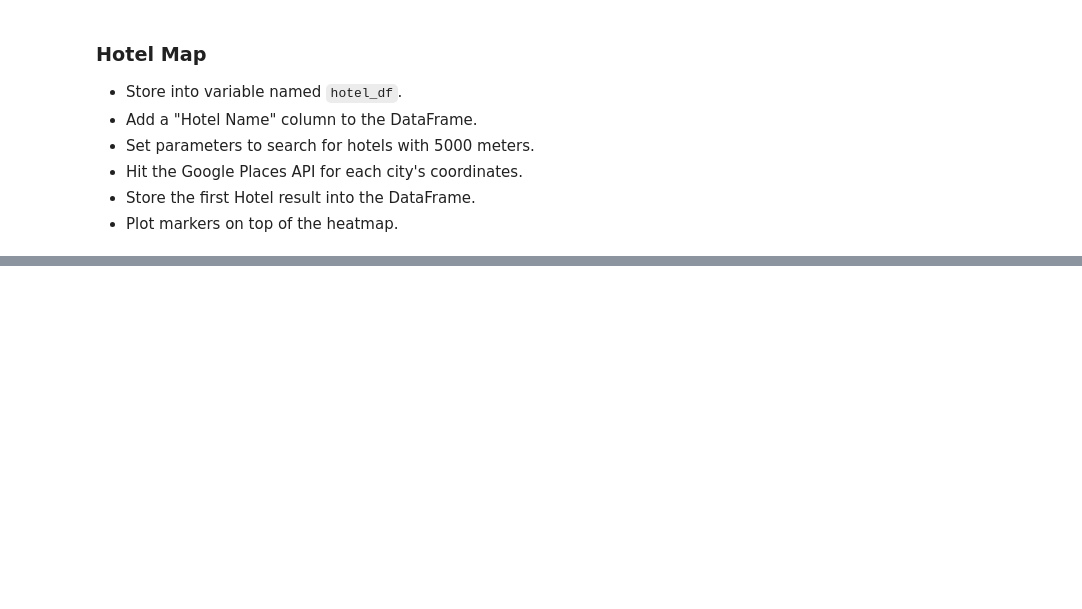
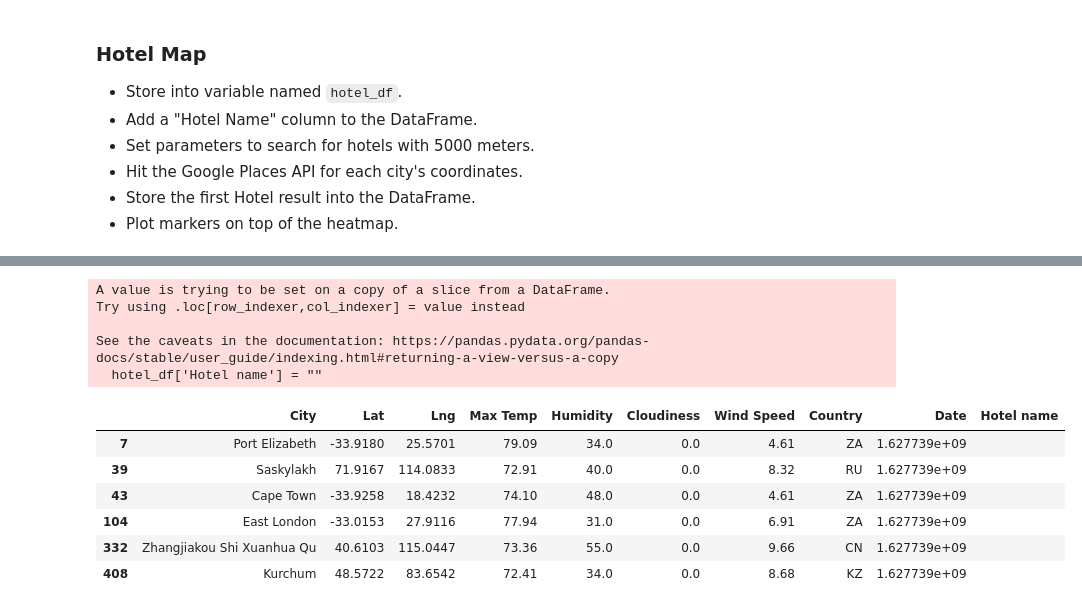
Before and after one commit to Garywtne/python-api-challenge, a Jupyter notebook: VacationPy/VacationPy.ipynb, the cells around one changed output, grey strips where cells are left out. Saved outputs shown, nothing was run; the diff lists cells and outputs as text; code cells hidden in the pictures; blank space fills up the shorter version.

Commit message:
added date to plots in WeatherPy and worked on api in VacationPy

```diff
--- a/VacationPy/VacationPy.ipynb
+++ b/VacationPy/VacationPy.ipynb
@@ -188,3 +184,6 @@ fig1
 * Hit the Google Places API for each city's coordinates.
 * Store the first Hotel result into the DataFrame.
 * Plot markers on top of the heatmap.
+# %%
+hotel_df = perfect_df
+hotel_df
@@ -190,0 +198,17 @@ fig1
+# %%
+# set up additional column to hold Hotel name
+hotel_df['Hotel name'] = ""
+hotel_df
+# %% [output]
+A value is trying to be set on a copy of a slice from a DataFrame.
+Try using .loc[row_indexer,col_indexer] = value instead
+
+See the caveats in the documentation: https://pandas.pydata.org/pandas-docs/stable/user_guide/indexing.html#returning-a-view-versus-a-copy
+  hotel_df['Hotel name'] = ""
+|  | City | Lat | Lng | Max Temp | Humidity | Cloudiness | Wind Speed | Country | Date | Hotel name |
+| 7 | Port Elizabeth | -33.9180 | 25.5701 | 79.09 | 34.0 | 0.0 | 4.61 | ZA | 1.627739e+09 |  |
+| 39 | Saskylakh | 71.9167 | 114.0833 | 72.91 | 40.0 | 0.0 | 8.32 | RU | 1.627739e+09 |  |
+| 43 | Cape Town | -33.9258 | 18.4232 | 74.10 | 48.0 | 0.0 | 4.61 | ZA | 1.627739e+09 |  |
+| 104 | East London | -33.0153 | 27.9116 | 77.94 | 31.0 | 0.0 | 6.91 | ZA | 1.627739e+09 |  |
+| 332 | Zhangjiakou Shi Xuanhua Qu | 40.6103 | 115.0447 | 73.36 | 55.0 | 0.0 | 9.66 | CN | 1.627739e+09 |  |
+| 408 | Kurchum | 48.5722 | 83.6542 | 72.41 | 34.0 | 0.0 | 8.68 | KZ | 1.627739e+09 |  |
```
Also changed, not shown: parts of 20 cells of this notebook, 13 other files.
